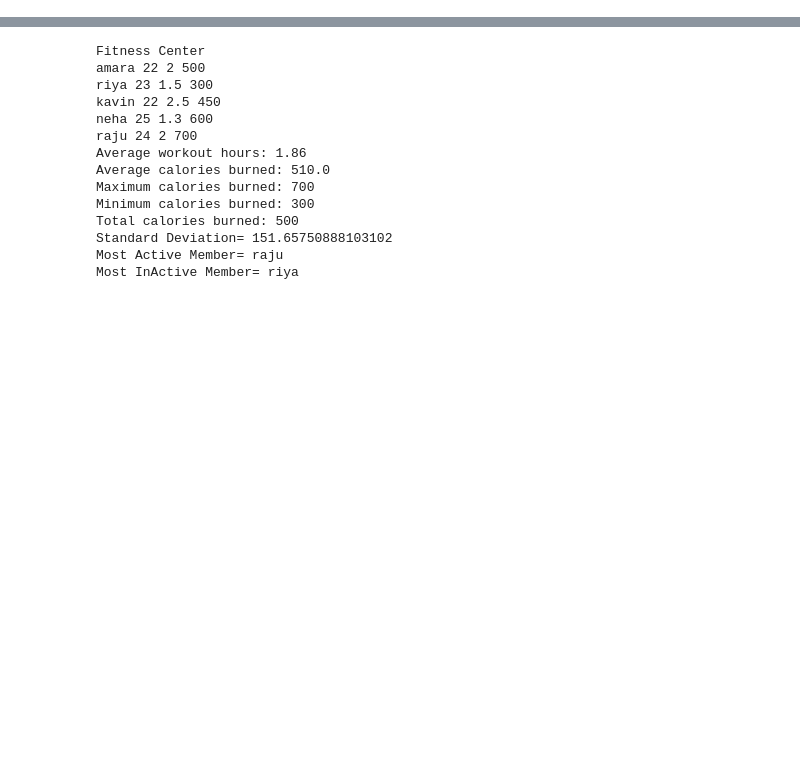
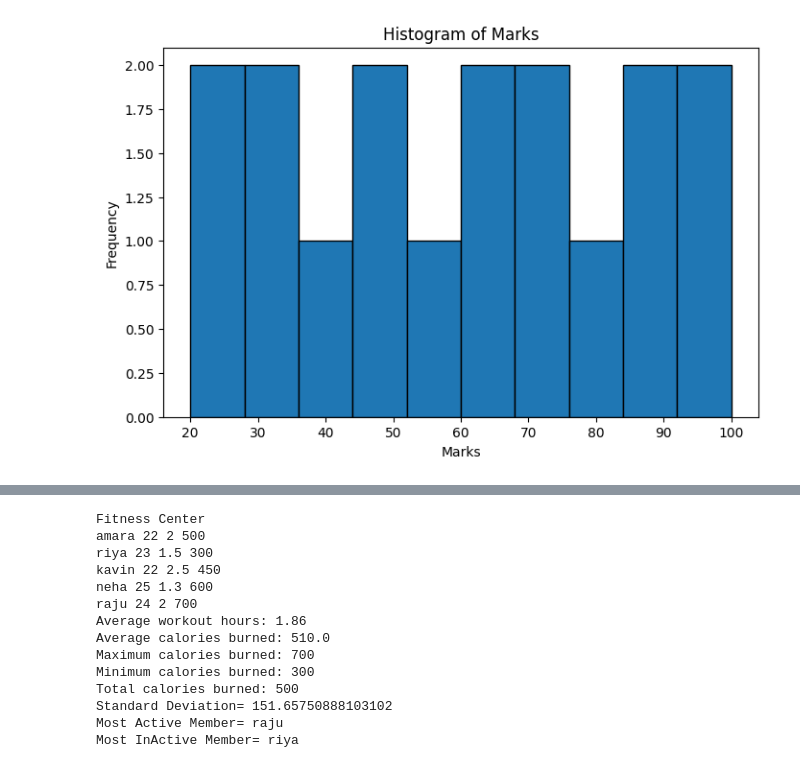
Before and after one commit to Vivek-Rajeev/DA-Training, a Jupyter notebook: DA.ipynb, the cells around one changed output, grey strips where cells are left out. Saved outputs shown, nothing was run; the diff lists cells and outputs as text; code cells hidden in the pictures; blank space fills up the shorter version.

```diff
--- a/DA.ipynb
+++ b/DA.ipynb
@@ -37,0 +49,16 @@ Correlation: [[ 1.         -0.13867505]
+# %%
+import matplotlib.pyplot as plt
+
+marks = [20,25,30,35,40,45,50,55,60,65,70,75,80,85,90,95,100]
+
+plt.figure(figsize=(8,5))
+
+plt.hist(marks, edgecolor='black')
+
+plt.title("Histogram of Marks")
+plt.xlabel("Marks")
+plt.ylabel("Frequency")
+
+plt.show()
+# %% [output]
+[figure, added]
```
Also changed, not shown: parts of 6 cells of this notebook.
